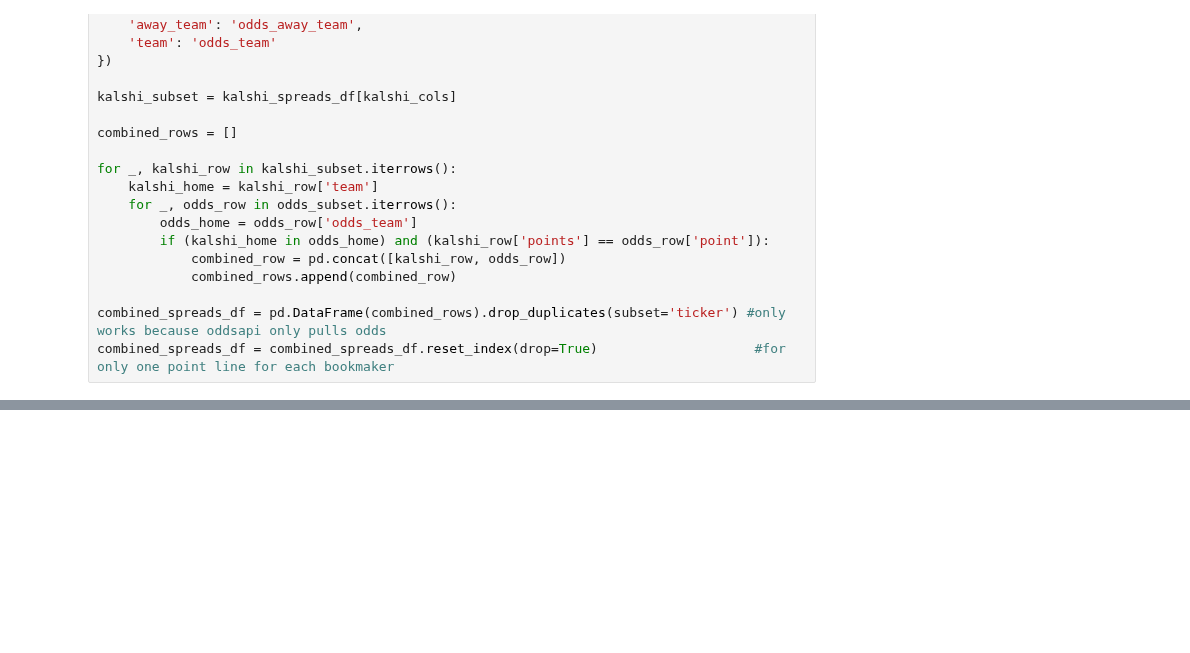
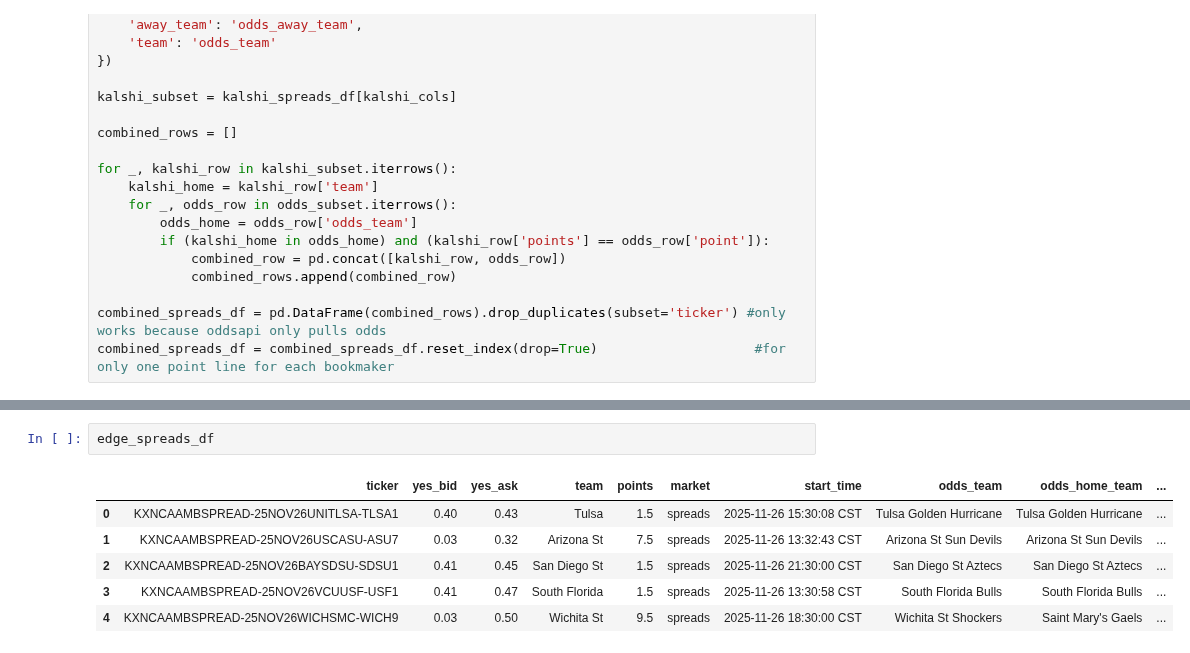
Before and after one commit to bassuaz24/kalshi_bets, a Jupyter notebook: jupyter_archive/data_analysis.ipynb, the cells around one changed output, grey strips where cells are left out. Drawn from its saved outputs; the diff is of its cells as text; blank space fills up the shorter version.

```diff
--- a/jupyter_archive/data_analysis.ipynb
+++ b/jupyter_archive/data_analysis.ipynb
@@ -483,3 +501,12 @@ profit = (1 - edge_spreads_df['yes_bid']) *  num_contracts - trading_cost
 edge_spreads_df['profit'] = profit
 edge_spreads_df['ev'] = (profit * edge_spreads_df['avg_fair_prb'] - edge_spreads_df['optimal_bet'] * (1 - edge_spreads_df['avg_fair_prb'])).round(2)
 filtered_spreads_df = edge_spreads_df.loc[edge_spreads_df['ev'] > 0].reset_index(drop=True)
+# %%
+edge_spreads_df
+# %% [output]
+|  | ticker | yes_bid | yes_ask | team | points | market | start_time | odds_team | odds_home_team | ... |
+| 0 | KXNCAAMBSPREAD-25NOV26UNITLSA-TLSA1 | 0.40 | 0.43 | Tulsa | 1.5 | spreads | 2025-11-26 15:30:08 CST | Tulsa Golden Hurricane | Tulsa Golden Hurricane | ... |
+| 1 | KXNCAAMBSPREAD-25NOV26USCASU-ASU7 | 0.03 | 0.32 | Arizona St | 7.5 | spreads | 2025-11-26 13:32:43 CST | Arizona St Sun Devils | Arizona St Sun Devils | ... |
+| 2 | KXNCAAMBSPREAD-25NOV26BAYSDSU-SDSU1 | 0.41 | 0.45 | San Diego St | 1.5 | spreads | 2025-11-26 21:30:00 CST | San Diego St Aztecs | San Diego St Aztecs | ... |
+| 3 | KXNCAAMBSPREAD-25NOV26VCUUSF-USF1 | 0.41 | 0.47 | South Florida | 1.5 | spreads | 2025-11-26 13:30:58 CST | South Florida Bulls | South Florida Bulls | ... |
+| 4 | KXNCAAMBSPREAD-25NOV26WICHSMC-WICH9 | 0.03 | 0.50 | Wichita St | 9.5 | spreads | 2025-11-26 18:30:00 CST | Wichita St Shockers | Saint Mary's Gaels | ... |
```
Also changed, not shown: parts of 11 cells of this notebook.
